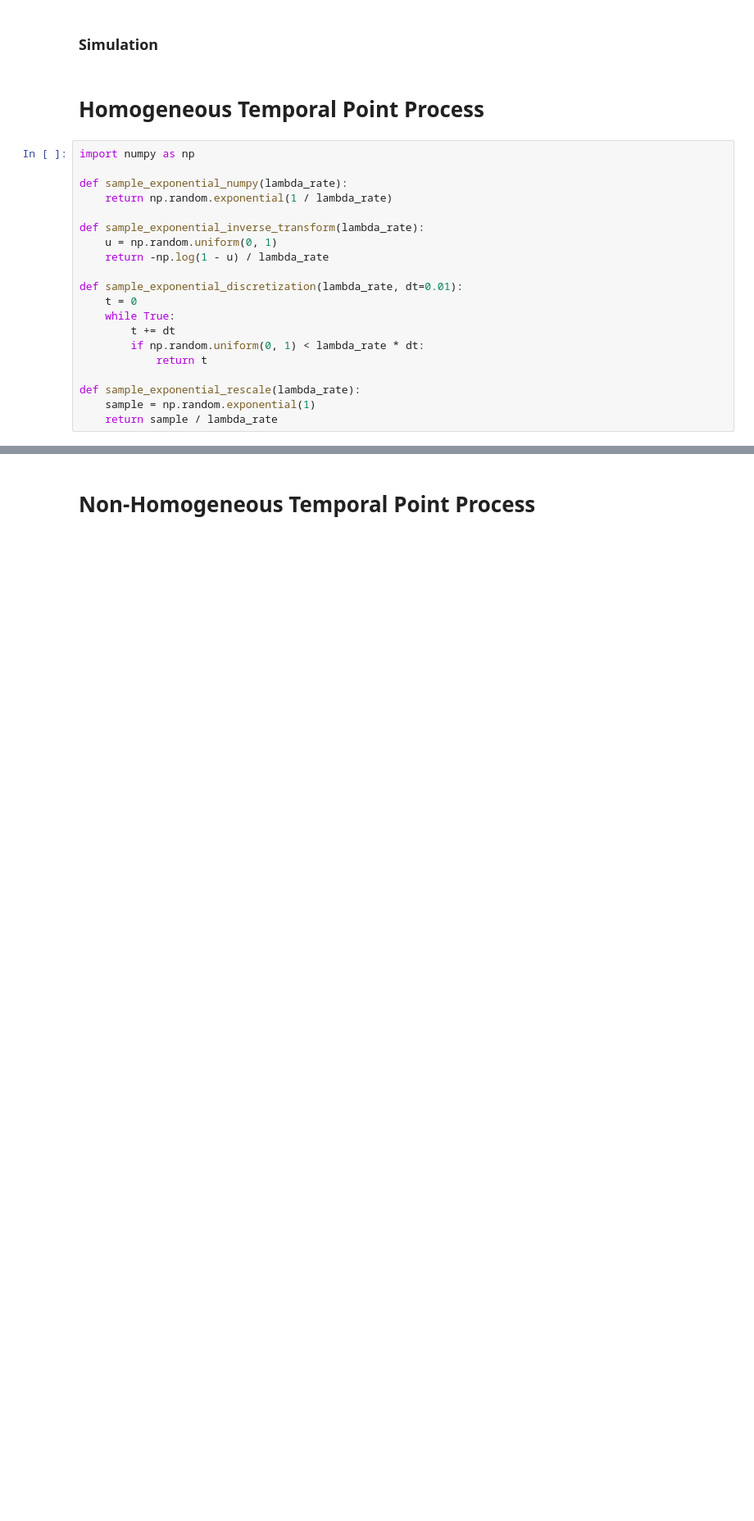
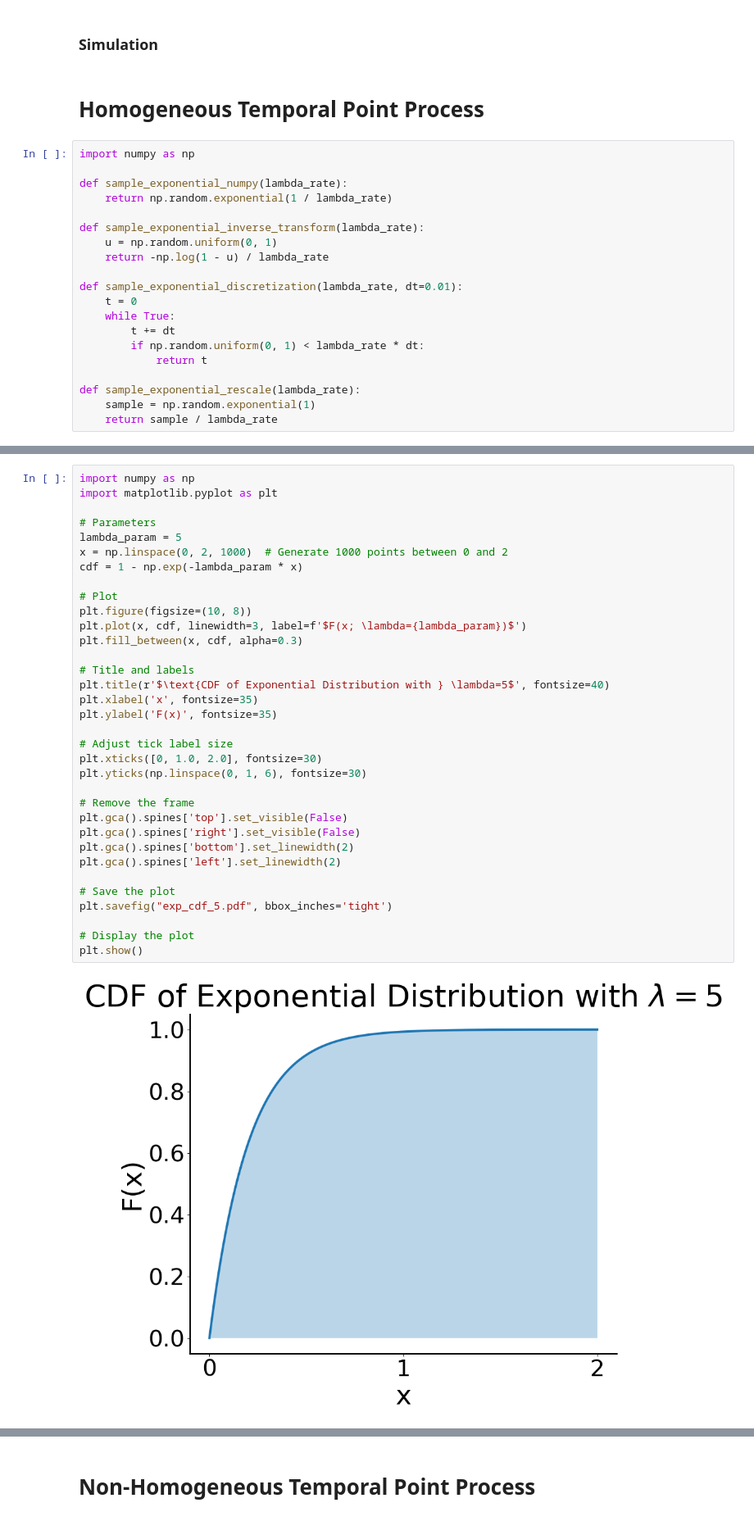
Before and after one commit to gerritgr/SpatioTemporal, a Jupyter notebook: Spatio_temporal_events_lecture.ipynb, the cells around one changed output, grey strips where cells are left out. Shown at 82% size. Cells and saved outputs as stored; diff of their text form; blank space fills up the shorter version.

```diff
--- a/Spatio_temporal_events_lecture.ipynb
+++ b/Spatio_temporal_events_lecture.ipynb
@@ -57,0 +94,36 @@ plt.show()
+# %%
+import numpy as np
+import matplotlib.pyplot as plt
+
+# Parameters
+lambda_param = 5
+x = np.linspace(0, 2, 1000)  # Generate 1000 points between 0 and 2
+cdf = 1 - np.exp(-lambda_param * x)
+
+# Plot
+plt.figure(figsize=(10, 8))
+plt.plot(x, cdf, linewidth=3, label=f'$F(x; \lambda={lambda_param})$')
+plt.fill_between(x, cdf, alpha=0.3)
+
+# Title and labels
+plt.title(r'$\text{CDF of Exponential Distribution with } \lambda=5$', fontsize=40)
+plt.xlabel('x', fontsize=35)
+plt.ylabel('F(x)', fontsize=35)
+
+# Adjust tick label size
+plt.xticks([0, 1.0, 2.0], fontsize=30)
+plt.yticks(np.linspace(0, 1, 6), fontsize=30)
+
+# Remove the frame
+plt.gca().spines['top'].set_visible(False)
+plt.gca().spines['right'].set_visible(False)
+plt.gca().spines['bottom'].set_linewidth(2)
+plt.gca().spines['left'].set_linewidth(2)
+
+# Save the plot
+plt.savefig("exp_cdf_5.pdf", bbox_inches='tight')
+
+# Display the plot
+plt.show()
+# %% [output]
+[figure, added]
```
Also changed, not shown: parts of 9 cells of this notebook, 9 other files.
